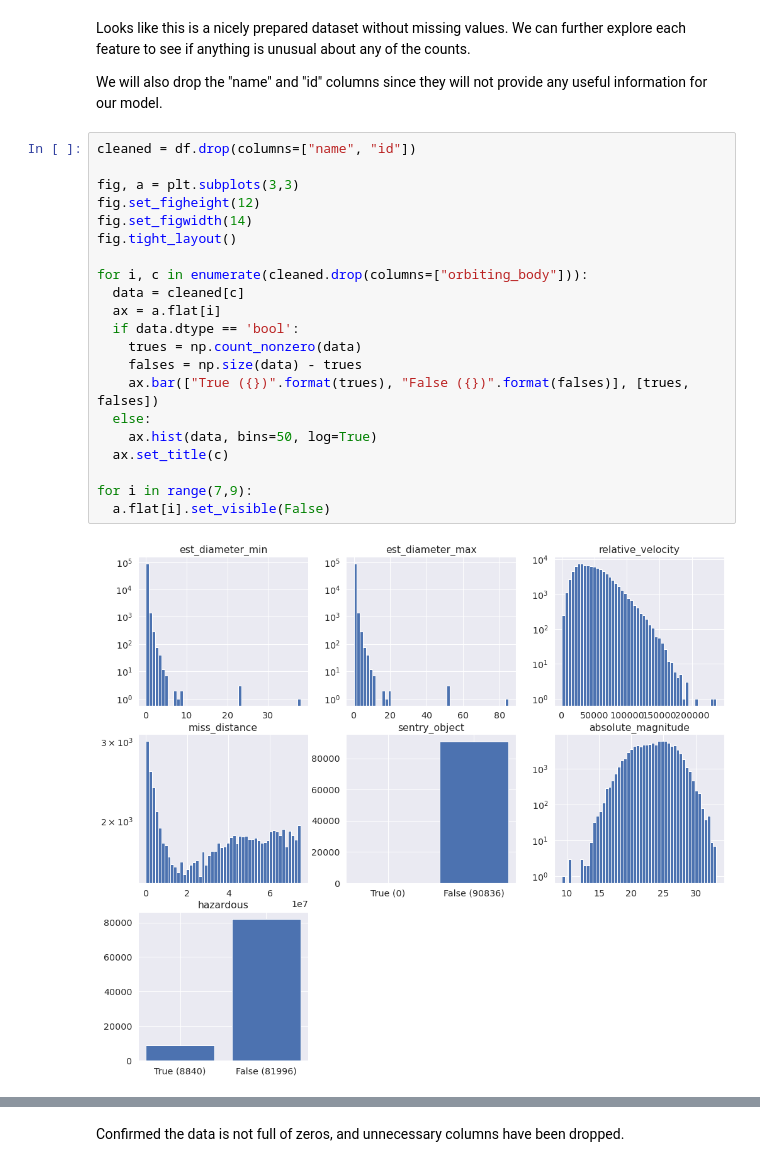
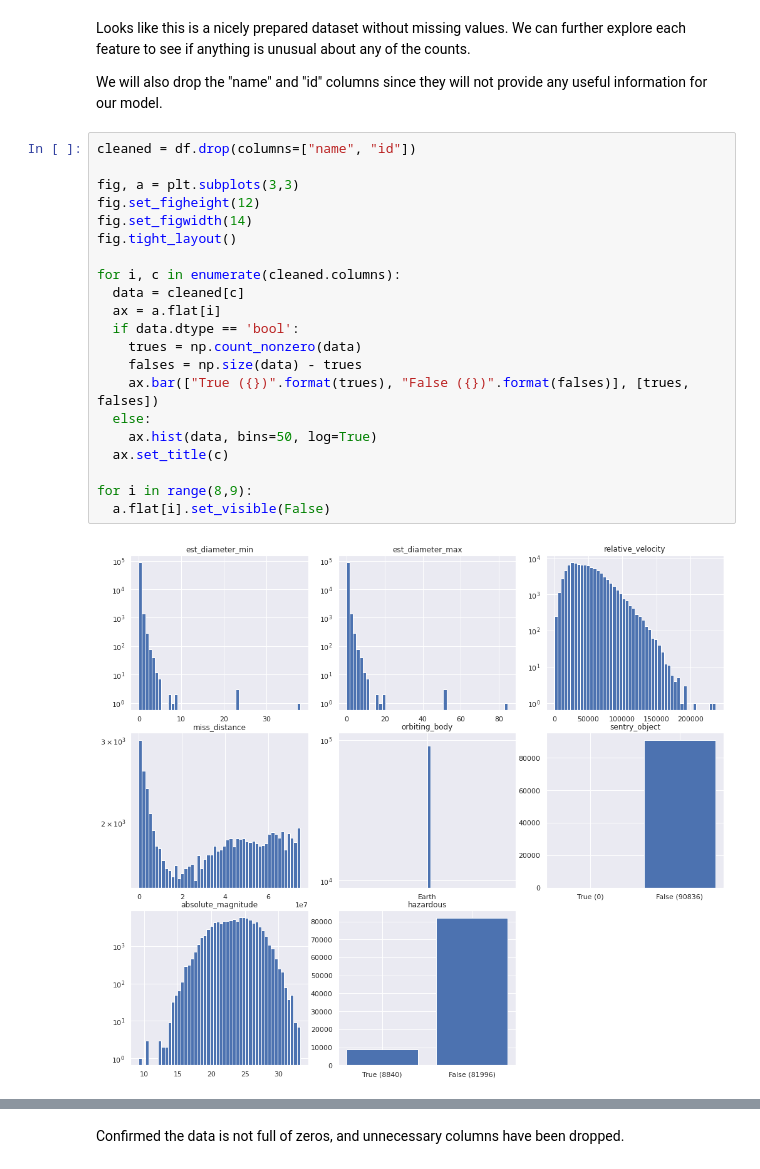
Before and after one commit to codiak/ds_notebooks, a Jupyter notebook: NASA_Dataset_Near_Earth_Object_Hazard_Model.ipynb, the cells around one changed output, grey strips where cells are left out. Saved outputs shown, nothing was run; the diff lists cells and outputs as text.

```diff
--- a/NASA_Dataset_Near_Earth_Object_Hazard_Model.ipynb
+++ b/NASA_Dataset_Near_Earth_Object_Hazard_Model.ipynb
@@ -79,26 +86,26 @@ We will also drop the "name" and "id" columns since they will not provide any us
 # %%
 cleaned = df.drop(columns=["name", "id"])
 
 fig, a = plt.subplots(3,3)
 fig.set_figheight(12)
 fig.set_figwidth(14)
 fig.tight_layout()
 
-for i, c in enumerate(cleaned.drop(columns=["orbiting_body"])):
+for i, c in enumerate(cleaned.columns):
   data = cleaned[c]
   ax = a.flat[i]
   if data.dtype == 'bool':
     trues = np.count_nonzero(data)
     falses = np.size(data) - trues
     ax.bar(["True ({})".format(trues), "False ({})".format(falses)], [trues, falses])
   else:
     ax.hist(data, bins=50, log=True)
   ax.set_title(c)
 
-for i in range(7,9):
+for i in range(8,9):
   a.flat[i].set_visible(False)
 # %% [output]
-[figure, old version]
+[figure, new version]
 # %% [markdown]
 #### Distribution Analysis
 
```
Also changed, not shown: parts of 12 cells of this notebook.
